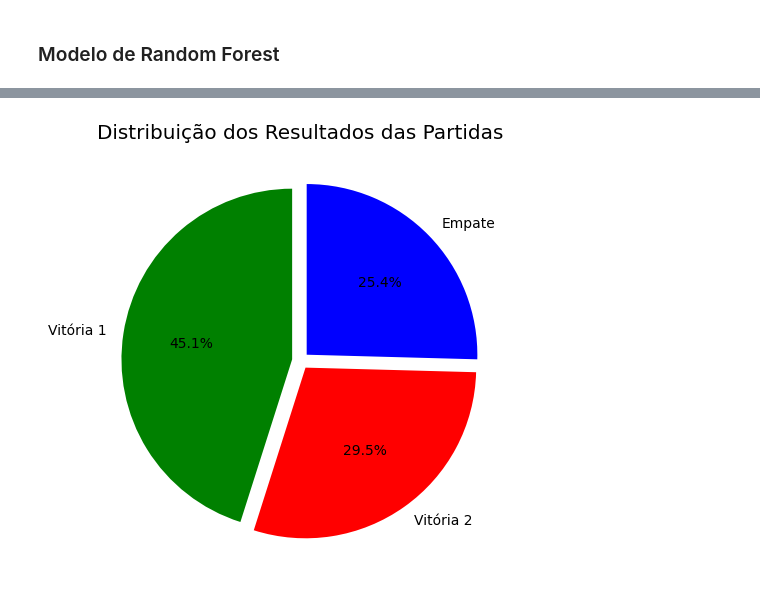
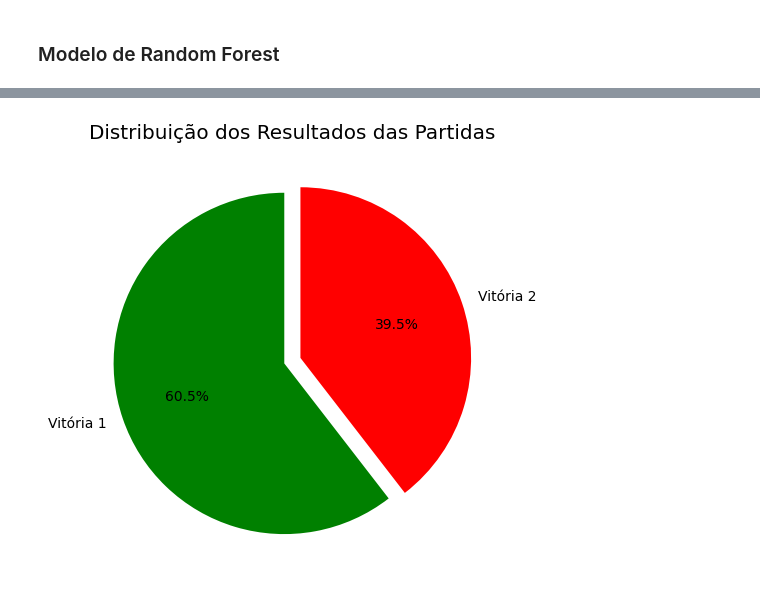
Before and after one commit to UFRJ-Analytica/PS-2025.1, a Jupyter notebook: analise_exploratorio.ipynb, the cells around one changed output, grey strips where cells are left out. Drawn from its saved outputs; the diff is of its cells as text; code cells hidden in the pictures.

```diff
--- a/analise_exploratorio.ipynb
+++ b/analise_exploratorio.ipynb
@@ -880,35 +898,32 @@ def classificar_resultado(row):
     if row['Gols 1'] > row['Gols 2']:
         return 'Vitória 1'
     elif row['Gols 2'] > row['Gols 1']:
         return 'Vitória 2'
-    else:
-        return 'Empate'
 
 
 # Aplica a classificação
 df_randomForest['Resultado'] = df_randomForest.apply(classificar_resultado, axis=1)
 
 # Conta e normaliza os resultados
 distribuicao_resultados = df_randomForest['Resultado'].value_counts(normalize=True)
 
 # Define as cores na ordem dos índices
 cores = {
     'Vitória 1': 'green',
-    'Vitória 2': 'red',
-    'Empate': 'blue'
+    'Vitória 2': 'red'
 }
 
 # Gráfico de pizza
 distribuicao_resultados.plot.pie(
     autopct='%1.1f%%',
     startangle=90,
     explode=[0.05] * len(distribuicao_resultados),
     colors=[cores[resultado] for resultado in distribuicao_resultados.index]
 )
 
 plt.title('Distribuição dos Resultados das Partidas')
 plt.ylabel('')  # Remove o rótulo do eixo Y
 plt.tight_layout()
 plt.show()
 # %% [output]
-[figure, old version]
+[figure, new version]
```
Also changed, not shown: parts of 11 cells of this notebook.
